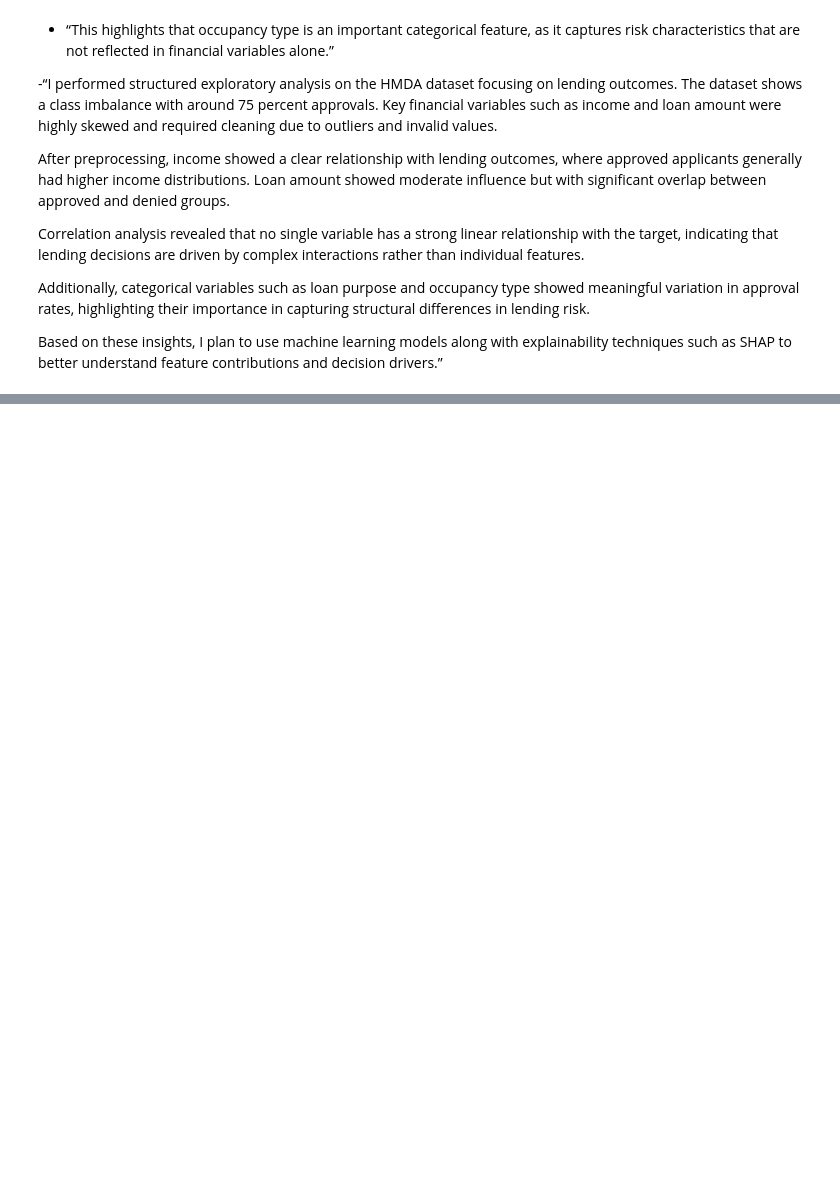
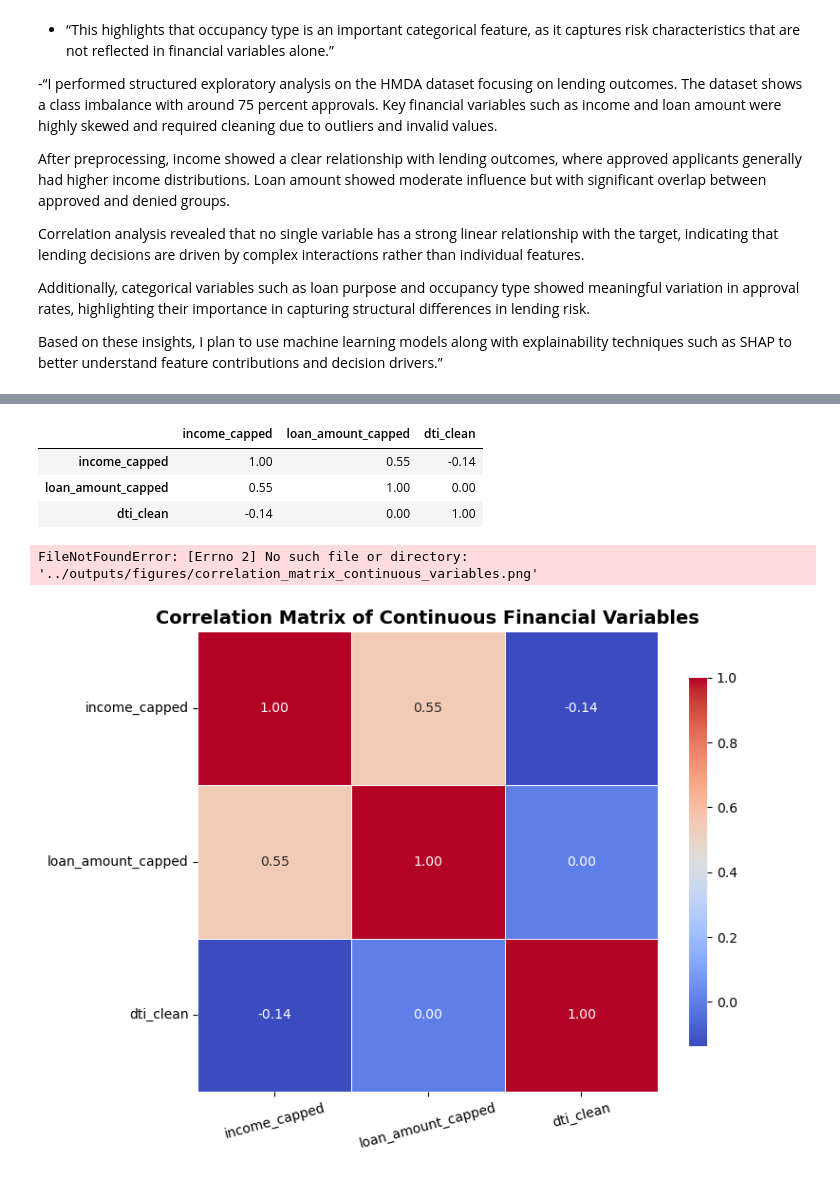
Before and after one commit to Shivashankar-Chari/hmda-capstone-analysis, a Jupyter notebook: 01_data_understanding_details.ipynb, the cells around one changed output, grey strips where cells are left out. Saved outputs shown, nothing was run; the diff lists cells and outputs as text; code cells hidden in the pictures; blank space fills up the shorter version.

```diff
--- a/01_data_understanding_details.ipynb
+++ b/01_data_understanding_details.ipynb
@@ -736,0 +762,56 @@ plt.show()
+# %%
+# Correlation Analysis of Continuous Financial Variables
+
+# Select continuous variables used in the analysis
+numeric_cols = [
+    "income_capped",
+    "loan_amount_capped",
+    "dti_clean"
+]
+
+# Compute Pearson correlation matrix
+corr_matrix = df_sample[numeric_cols].corr(method="pearson")
+
+# Display correlation matrix
+corr_matrix
+# %% [output]
+|  | income_capped | loan_amount_capped | dti_clean |
+| income_capped | 1.00 | 0.55 | -0.14 |
+| loan_amount_capped | 0.55 | 1.00 | 0.00 |
+| dti_clean | -0.14 | 0.00 | 1.00 |
+# %%
+# Visualize correlation matrix with enhanced formatting
+
+plt.figure(figsize=(8, 6))
+
+sns.heatmap(
+    corr_matrix,
+    annot=True,
+    cmap="coolwarm",
+    fmt=".2f",
+    linewidths=0.5,
+    square=True,
+    cbar_kws={"shrink": 0.8}
+)
+
+plt.title(
+    "Correlation Matrix of Continuous Financial Variables",
+    fontsize=14,
+    fontweight="bold"
+)
+
+plt.xticks(rotation=15)
+plt.yticks(rotation=0)
+
+plt.tight_layout()
+
+plt.savefig(
+    "../outputs/figures/correlation_matrix_continuous_variables.png",
+    dpi=300,
+    bbox_inches="tight"
+)
+
+plt.show()
+# %% [output]
+FileNotFoundError: [Errno 2] No such file or directory: '../outputs/figures/correlation_matrix_continuous_variables.png'
+[figure, added]
```
Also changed, not shown: parts of 144 cells of this notebook.
